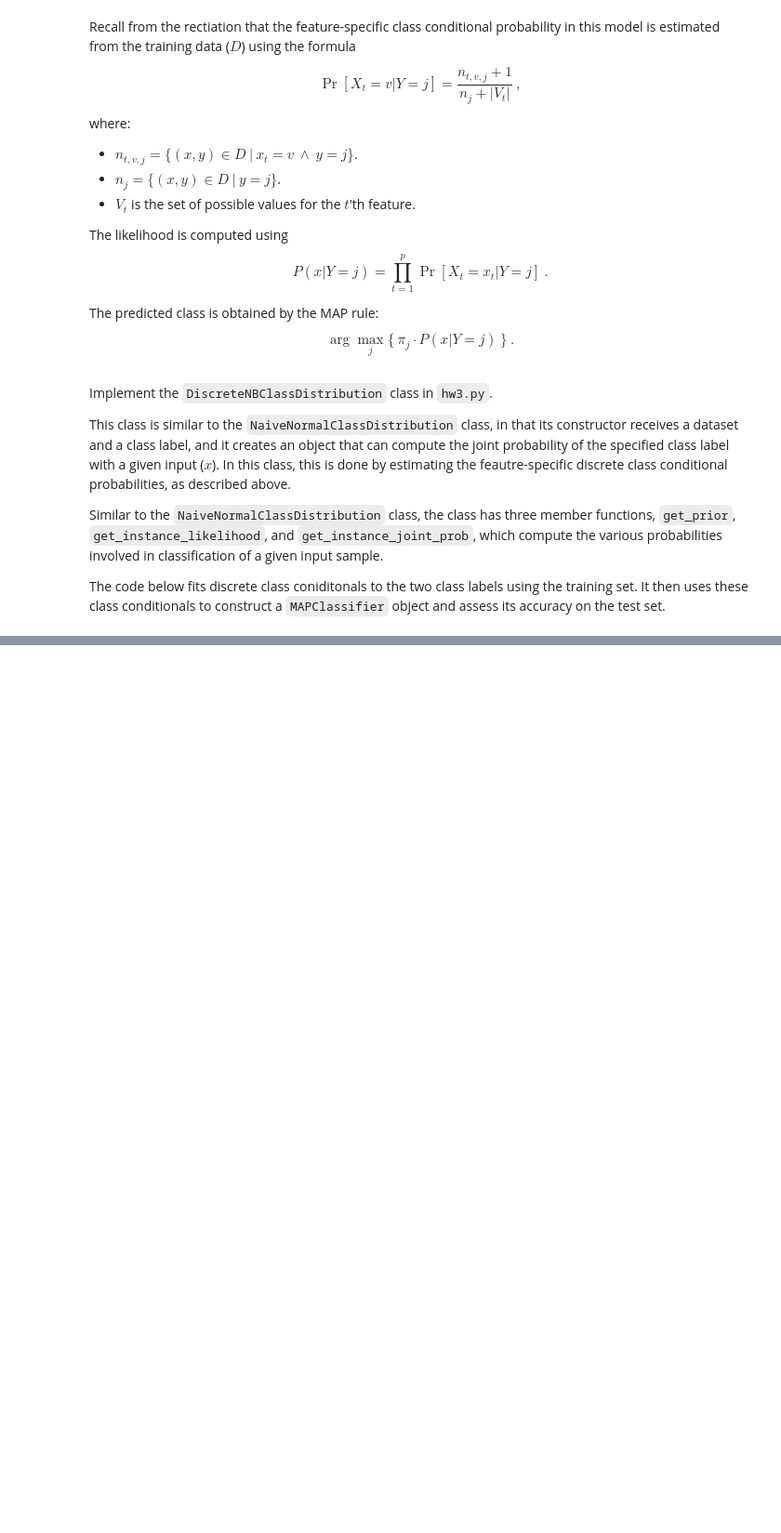
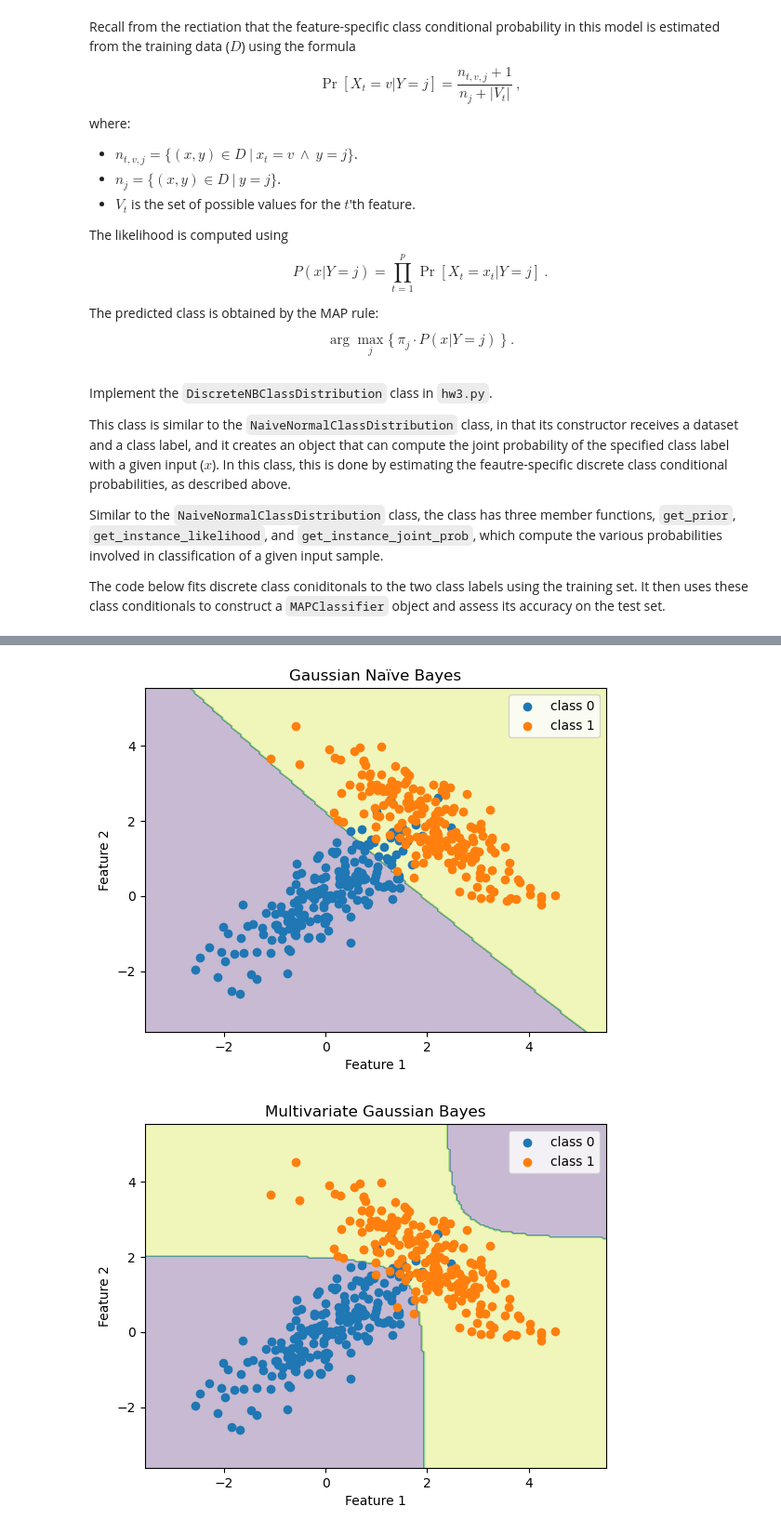
Before and after one commit to goodmanRomi/Machine_Learning_Course, a Jupyter notebook: Probability and Bayesian Learning/hw3-v2.ipynb, the cells around one changed output, grey strips where cells are left out. Shown: that part at 93% size. Drawn from its saved outputs; the diff is of its cells as text; code cells hidden in the pictures; blank space fills up the shorter version.

```diff
--- a/Probability and Bayesian Learning/hw3-v2.ipynb
+++ b/Probability and Bayesian Learning/hw3-v2.ipynb
@@ -624,0 +752,67 @@ discrete_naive_accuracy
+# %%
+import numpy as np
+import matplotlib.pyplot as plt
+from hw3 import (
+    NaiveNormalClassDistribution,
+    MultiNormalClassDistribution,
+    DiscreteNBClassDistribution,
+    MAPClassifier
+)
+
+# 1. Generate synthetic 2D data for two classes
+np.random.seed(0)
+mean0, cov0 = [0,0], [[1,0.8],[0.8,1]]
+mean1, cov1 = [2,2], [[1,-0.8],[-0.8,1]]
+X0 = np.random.multivariate_normal(mean0, cov0, size=200)
+X1 = np.random.multivariate_normal(mean1, cov1, size=200)
+y0 = np.zeros(len(X0)); y1 = np.ones(len(X1))
+X = np.vstack((X0, X1))
+y = np.hstack((y0, y1))
+dataset = np.column_stack((X, y))
+
+# 2. Train each classifier
+# Gaussian Naïve Bayes
+gnb0 = NaiveNormalClassDistribution(dataset, 0)
+gnb1 = NaiveNormalClassDistribution(dataset, 1)
+gnb = MAPClassifier(gnb0, gnb1)
+
+# Multivariate Gaussian Bayes
+mnb0 = MultiNormalClassDistribution(dataset, 0)
+mnb1 = MultiNormalClassDistribution(dataset, 1)
+mnb = MAPClassifier(mnb0, mnb1)
+
+# Discrete Naïve Bayes (round features to nearest integer)
+X_disc = np.round(X).astype(int)
+disc_dataset = np.column_stack((X_disc, y))
+dnb0 = DiscreteNBClassDistribution(disc_dataset, 0)
+dnb1 = DiscreteNBClassDistribution(disc_dataset, 1)
+dnb = MAPClassifier(dnb0, dnb1)
+
+# 3. Build mesh grid over feature space
+x_min, x_max = X[:,0].min()-1, X[:,0].max()+1
+y_min, y_max = X[:,1].min()-1, X[:,1].max()+1
+xx, yy = np.meshgrid(np.linspace(x_min, x_max, 200),
+                     np.linspace(y_min, y_max, 200))
+grid = np.c_[xx.ravel(), yy.ravel()]
+
+# 4. Compute predictions on the grid
+preds = {
+    "Gaussian Naïve Bayes": np.array([gnb.predict(pt) for pt in grid]).reshape(xx.shape),
+    "Multivariate Gaussian Bayes": np.array([mnb.predict(pt) for pt in grid]).reshape(xx.shape),
+    "Discrete Naïve Bayes": np.array([dnb.predict(tuple(np.round(pt).astype(int))) for pt in grid]).reshape(xx.shape)
+}
+
+# 5. Plot each decision region
+for title, Z in preds.items():
+    plt.figure()
+    plt.contourf(xx, yy, Z, alpha=0.3)
+    plt.scatter(X0[:,0], X0[:,1], label='class 0')
+    plt.scatter(X1[:,0], X1[:,1], label='class 1')
+    plt.title(title)
+    plt.xlabel('Feature 1')
+    plt.ylabel('Feature 2')
+    plt.legend()
+    plt.show()
+# %% [output]
+[figure, added]
+[figure, added]
```
Also changed, not shown: parts of 9 cells of this notebook, 2 other files.
